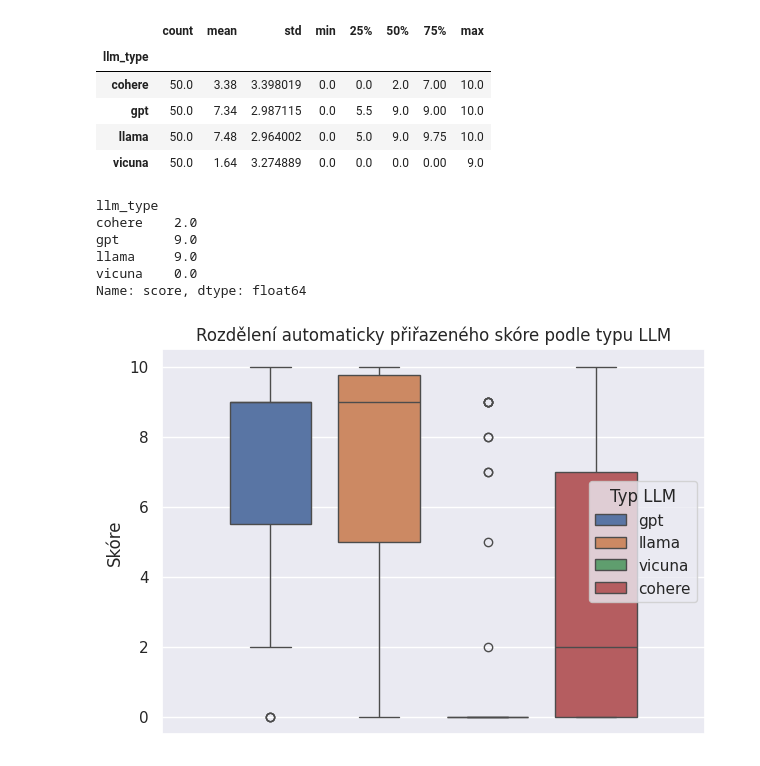
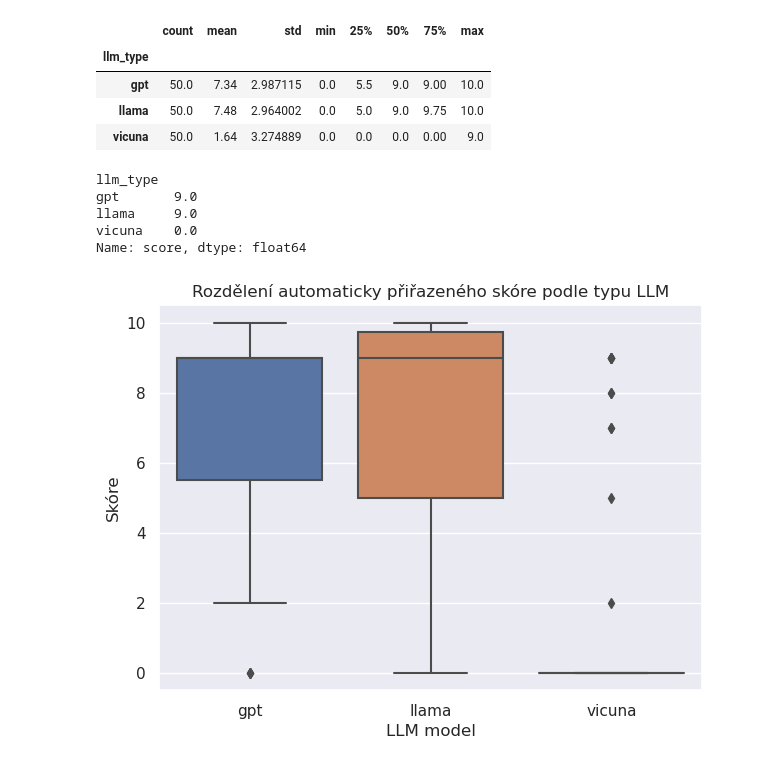
Before and after one commit to opendatalabcz/Robojudge, a Jupyter notebook: research/answer-evaluator/result_analysis.ipynb, the cells around one changed output. Saved outputs shown, nothing was run; the diff lists cells and outputs as text; code cells hidden in the pictures.

Commit message:
Remove Cohere

```diff
--- a/research/answer-evaluator/result_analysis.ipynb
+++ b/research/answer-evaluator/result_analysis.ipynb
@@ -13,7 +11,7 @@ sns.set_theme()
 def load_reports(type='llm_auto'):
     overall_df = None
 
-    for llm_type in [LLM_TYPE_GPT, LLM_TYPE_LLAMA, LLM_TYPE_VICUNA, LLM_TYPE_COHERE]:
+    for llm_type in ['gpt', 'llama', 'vicuna']:
         df = pd.read_csv(REPORT_FILE_PATH / '2023-10-18' / f'{llm_type}_{type}_score.csv')
         df['llm_type'] = llm_type
         df['question_id'] = df.index
@@ -44,7 +42,6 @@ auto_df.groupby('llm_type')['score'].describe()
 # %% [output]
 |  | count | mean | std | min | 25% | 50% | 75% | max |
 | llm_type |  |  |  |  |  |  |  |  |
-| cohere | 50.0 | 3.38 | 3.398019 | 0.0 | 0.0 | 2.0 | 7.00 | 10.0 |
 | gpt | 50.0 | 7.34 | 2.987115 | 0.0 | 5.5 | 9.0 | 9.00 | 10.0 |
 | llama | 50.0 | 7.48 | 2.964002 | 0.0 | 5.0 | 9.0 | 9.75 | 10.0 |
 | vicuna | 50.0 | 1.64 | 3.274889 | 0.0 | 0.0 | 0.0 | 0.00 | 9.0 |
@@ -52,7 +49,6 @@ auto_df.groupby('llm_type')['score'].describe()
 auto_df.groupby('llm_type')['score'].median()
 # %% [output]
 llm_type
-cohere    2.0
 gpt       9.0
 llama     9.0
 vicuna    0.0
@@ -60,13 +56,14 @@ Name: score, dtype: float64
 # %%
 f, ax = plt.subplots(figsize=(7, 5))
 
-sns.boxplot(data=auto_df, y='score', hue='llm_type', width=0.8, gap=0.25).set_title('Rozdělení automaticky přiřazeného skóre podle typu LLM')
+sns.boxplot(data=auto_df, y='score', x='llm_type', width=0.8).set_title('Rozdělení automaticky přiřazeného skóre podle typu LLM')
 
 ax.set_ylabel('Skóre')
-plt.legend(title='Typ LLM')
-plt.show(g)
+ax.set_xlabel('LLM model')
+# plt.legend(title='Typ LLM')
+plt.show(f)
 # %% [output]
-[figure, old version]
+[figure, new version]
 # %%
 score_by_question = auto_df.groupby('question_id').aggregate({'score': np.sum, 'question': lambda x: x})
 
```
Also changed, not shown: parts of 5 cells of this notebook, 6 other files.
